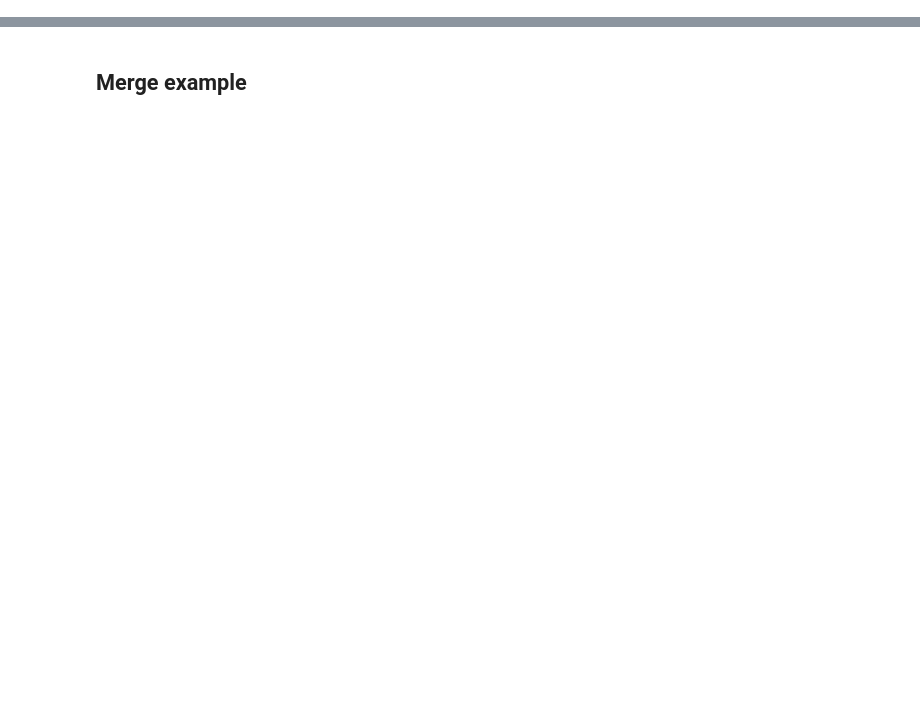
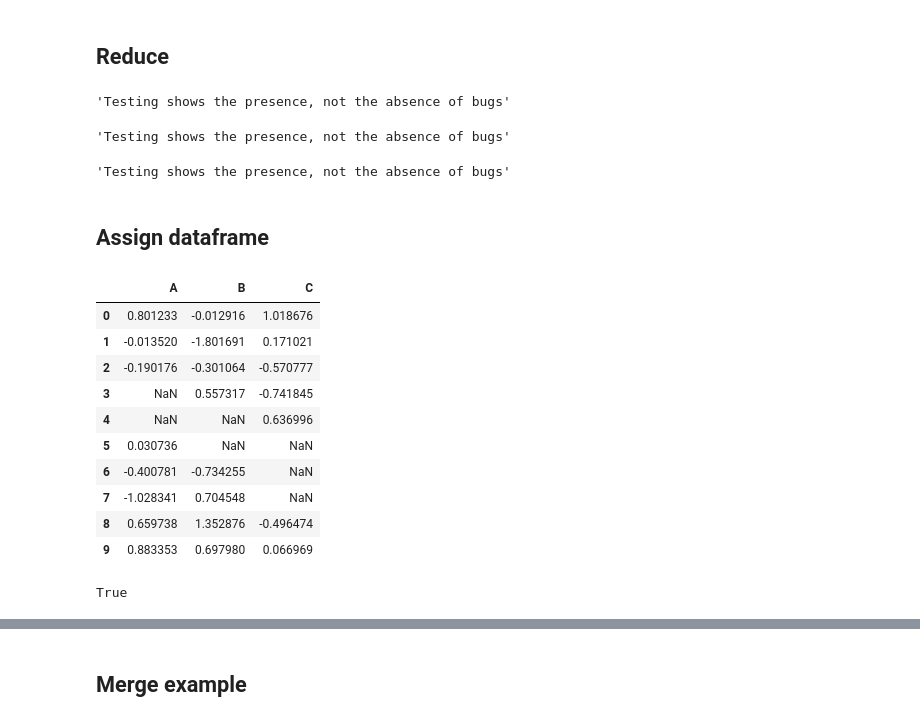
Before and after one commit to udothemath/000017_myIpynb_pythonPrac, a Jupyter notebook: 101617_someUsefulTips.ipynb, the cells around one changed output, grey strips where cells are left out. Drawn from its saved outputs; the diff is of its cells as text; code cells hidden in the pictures; blank space fills up the shorter version.

```diff
--- a/101617_someUsefulTips.ipynb
+++ b/101617_someUsefulTips.ipynb
@@ -0,0 +75,44 @@
+# %% [markdown]
+## Reduce ##
+# %%
+import functools
+L = ['Testing ', 'shows ', 'the ', 'presence', ', ','not ', 'the ', 'absence ', 'of ', 'bugs']
+functools.reduce( (lambda x,y:x+y), L)
+# %% [output]
+'Testing shows the presence, not the absence of bugs'
+# %%
+''.join(L)
+# %% [output]
+'Testing shows the presence, not the absence of bugs'
+# %%
+import functools, operator
+functools.reduce(operator.add, L)
+# %% [output]
+'Testing shows the presence, not the absence of bugs'
+# %% [markdown]
+## Assign dataframe ##
+# %%
+import numpy as np
+import pandas as pd
+dff = pd.DataFrame(np.random.randn(10,3), columns=list('ABC'))
+dff.iloc[3:5,0] = np.nan
+dff.iloc[4:6,1] = np.nan
+dff.iloc[5:8,2] = np.nan
+
+dff
+# %% [output]
+|  | A | B | C |
+| 0 | 0.801233 | -0.012916 | 1.018676 |
+| 1 | -0.013520 | -1.801691 | 0.171021 |
+| 2 | -0.190176 | -0.301064 | -0.570777 |
+| 3 | NaN | 0.557317 | -0.741845 |
+| 4 | NaN | NaN | 0.636996 |
+| 5 | 0.030736 | NaN | NaN |
+| 6 | -0.400781 | -0.734255 | NaN |
+| 7 | -1.028341 | 0.704548 | NaN |
+| 8 | 0.659738 | 1.352876 | -0.496474 |
+| 9 | 0.883353 | 0.697980 | 0.066969 |
+# %%
+dff.A.isnull().any()
+# %% [output]
+True
```
Also changed, not shown: parts of 16 cells of this notebook, 1 other file.
